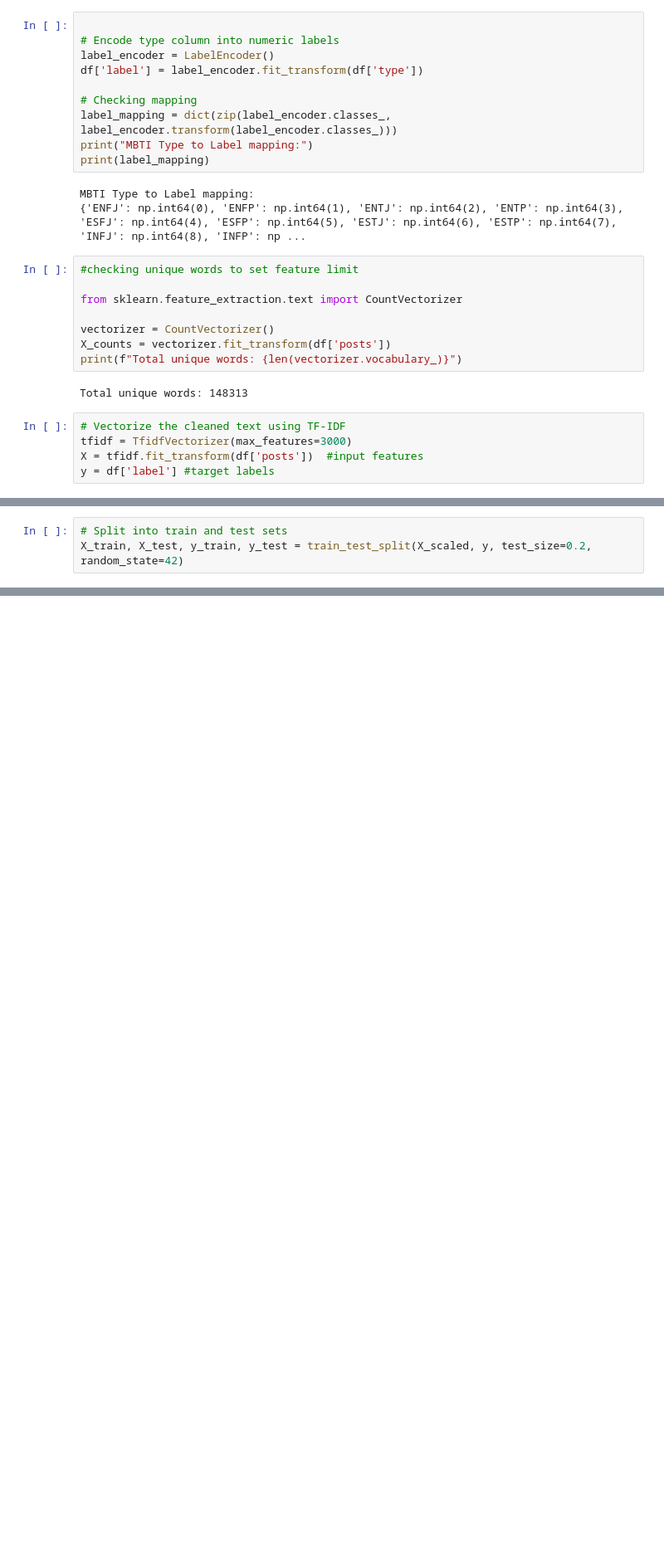
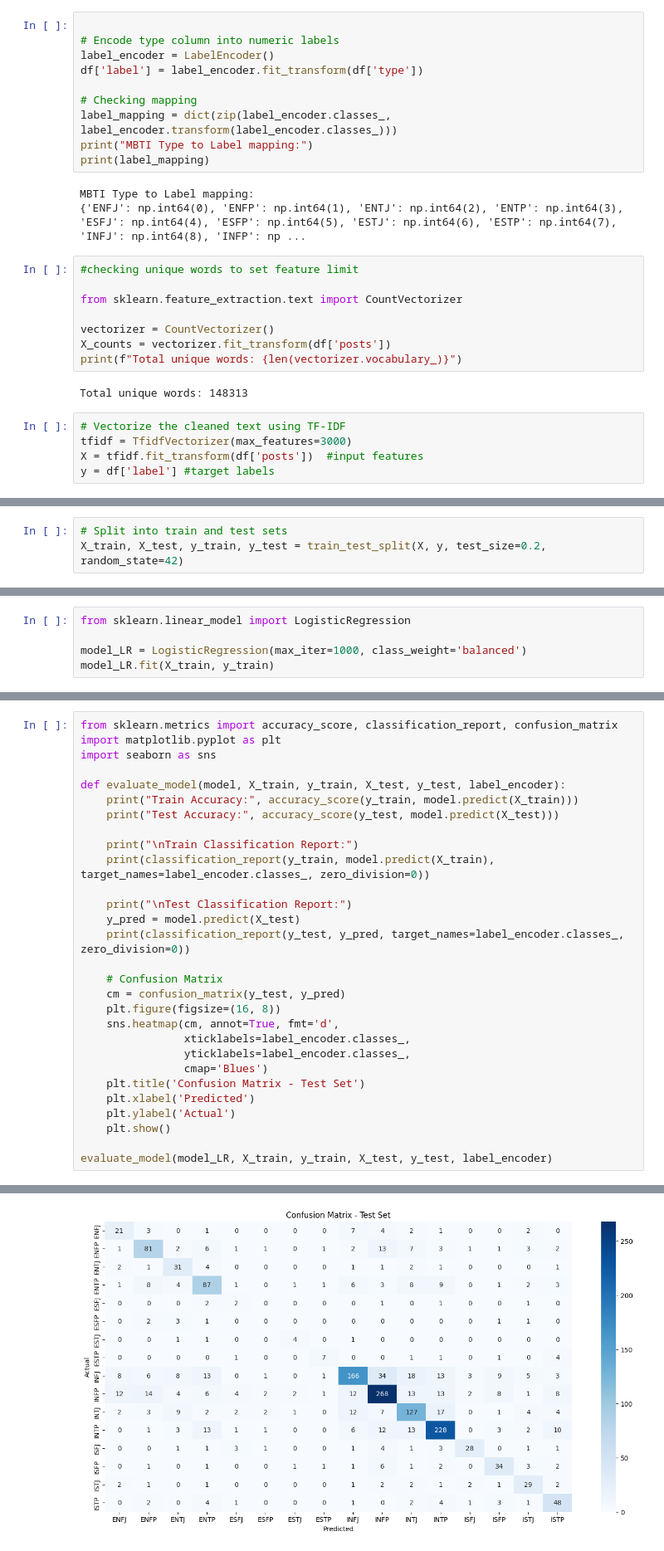
Before and after one commit to Ersatz-xD/VibeSnitch-AI, a Jupyter notebook: notebooks/data_cleaning_preprocessing.ipynb, the cells around one changed output, grey strips where cells are left out. Shown at 83% size. Cells and saved outputs as stored; diff of their text form; blank space fills up the shorter version.

Commit message:
Trained All 3 Models

```diff
--- a/notebooks/data_cleaning_preprocessing.ipynb
+++ b/notebooks/data_cleaning_preprocessing.ipynb
@@ -255,4 +248,4 @@ X_scaled = scaler.fit_transform(X_dense)
 # %%
 # Split into train and test sets
-X_train, X_test, y_train, y_test = train_test_split(X_scaled, y, test_size=0.2, random_state=42)
+X_train, X_test, y_train, y_test = train_test_split(X, y, test_size=0.2, random_state=42)
 # %%
@@ -283,0 +269,5 @@ print(" All preprocessing done. Data saved for model training.")
+# %%
+from sklearn.linear_model import LogisticRegression
+
+model_LR = LogisticRegression(max_iter=1000, class_weight='balanced')
+model_LR.fit(X_train, y_train)
@@ -283,0 +278,30 @@ print(" All preprocessing done. Data saved for model training.")
+# %%
+from sklearn.metrics import accuracy_score, classification_report, confusion_matrix
+import matplotlib.pyplot as plt
+import seaborn as sns
+
+def evaluate_model(model, X_train, y_train, X_test, y_test, label_encoder):
+    print("Train Accuracy:", accuracy_score(y_train, model.predict(X_train)))
+    print("Test Accuracy:", accuracy_score(y_test, model.predict(X_test)))
+
+    print("\nTrain Classification Report:")
+    print(classification_report(y_train, model.predict(X_train), target_names=label_encoder.classes_, zero_division=0))
+
+    print("\nTest Classification Report:")
+    y_pred = model.predict(X_test)
+    print(classification_report(y_test, y_pred, target_names=label_encoder.classes_, zero_division=0))
+
+    # Confusion Matrix
+    cm = confusion_matrix(y_test, y_pred)
+    plt.figure(figsize=(16, 8))
+    sns.heatmap(cm, annot=True, fmt='d',
+                xticklabels=label_encoder.classes_,
+                yticklabels=label_encoder.classes_,
+                cmap='Blues')
+    plt.title('Confusion Matrix - Test Set')
+    plt.xlabel('Predicted')
+    plt.ylabel('Actual')
+    plt.show()
+
+evaluate_model(model_LR, X_train, y_train, X_test, y_test, label_encoder)
+# %% [output]
@@ -283,0 +325 @@ print(" All preprocessing done. Data saved for model training.")
+[figure, added]
```
Also changed, not shown: parts of 22 cells of this notebook.
